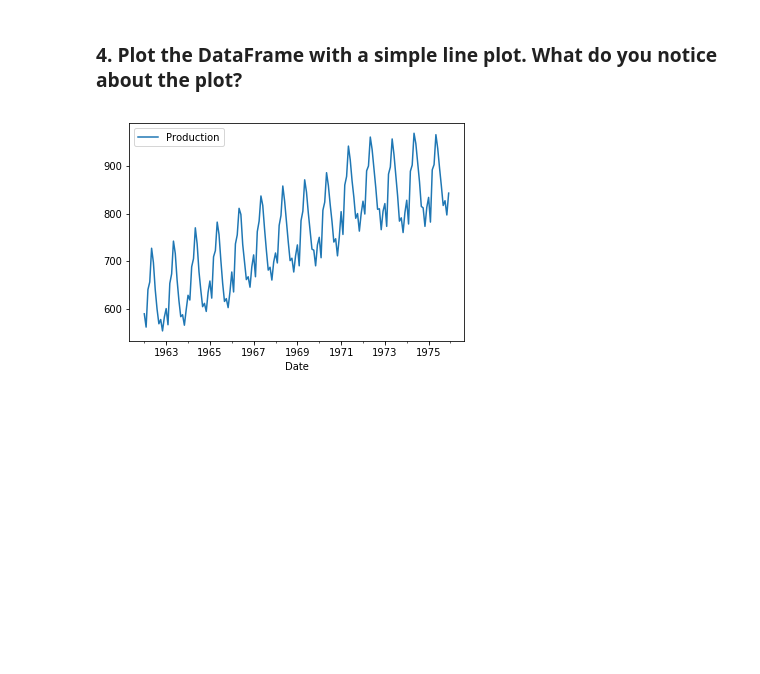
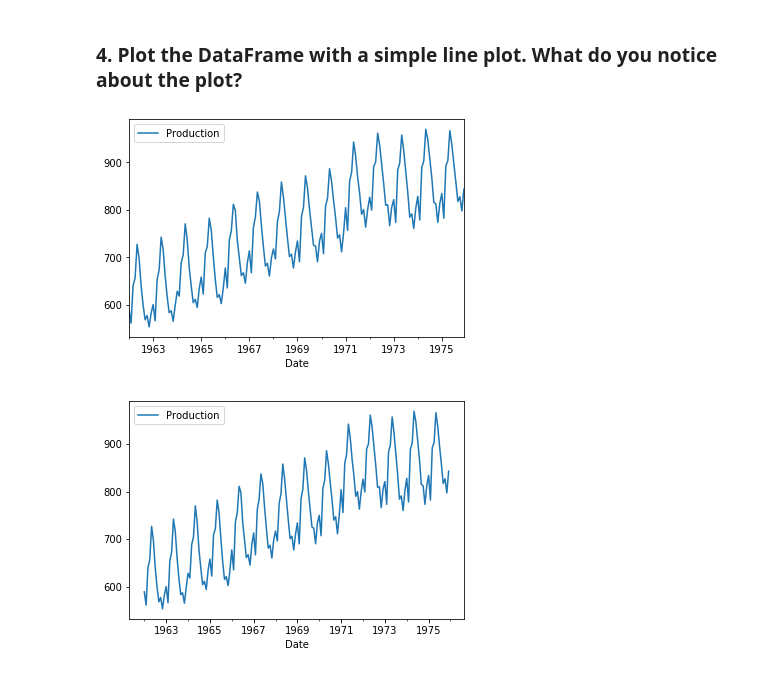
Before and after one commit to pksvv/MachineLearningSL, a Jupyter notebook: TSA/notebooks/01-Time-Series-with-Pandas/05-Pandas-Time-Series-Exercises-SET-ONE.ipynb, the cells around one changed output. Saved outputs shown, nothing was run; the diff lists cells and outputs as text; code cells hidden in the pictures; blank space fills up the shorter version.

```diff
--- a/TSA/notebooks/01-Time-Series-with-Pandas/05-Pandas-Time-Series-Exercises-SET-ONE.ipynb
+++ b/TSA/notebooks/01-Time-Series-with-Pandas/05-Pandas-Time-Series-Exercises-SET-ONE.ipynb
@@ -37,5 +42,7 @@ Production     int64
 dtype: object
 # %% [markdown]
 ### 2. Change the Date column to a datetime format
+# %%
+df['Date'] = pd.to_datetime(df['Date'])
 # %%
 # DON'T WRITE HERE
@@ -45,5 +53,7 @@ Production             int64
 dtype: object
 # %% [markdown]
 ### 3. Set the Date column to be the new index
+# %%
+df.set_index('Date',inplace=True)
 # %%
 # DON'T WRITE HERE
@@ -57,6 +68,10 @@ dtype: object
 | 1962-05-01 | 727 |
 # %% [markdown]
 ### 4. Plot the DataFrame with a simple line plot. What do you notice about the plot?
+# %%
+df.plot();
+# %% [output]
+[figure, added]
 # %%
 # DON'T WRITE HERE
 # %% [output]
```
Also changed, not shown: parts of 9 cells of this notebook, 1 other file.
